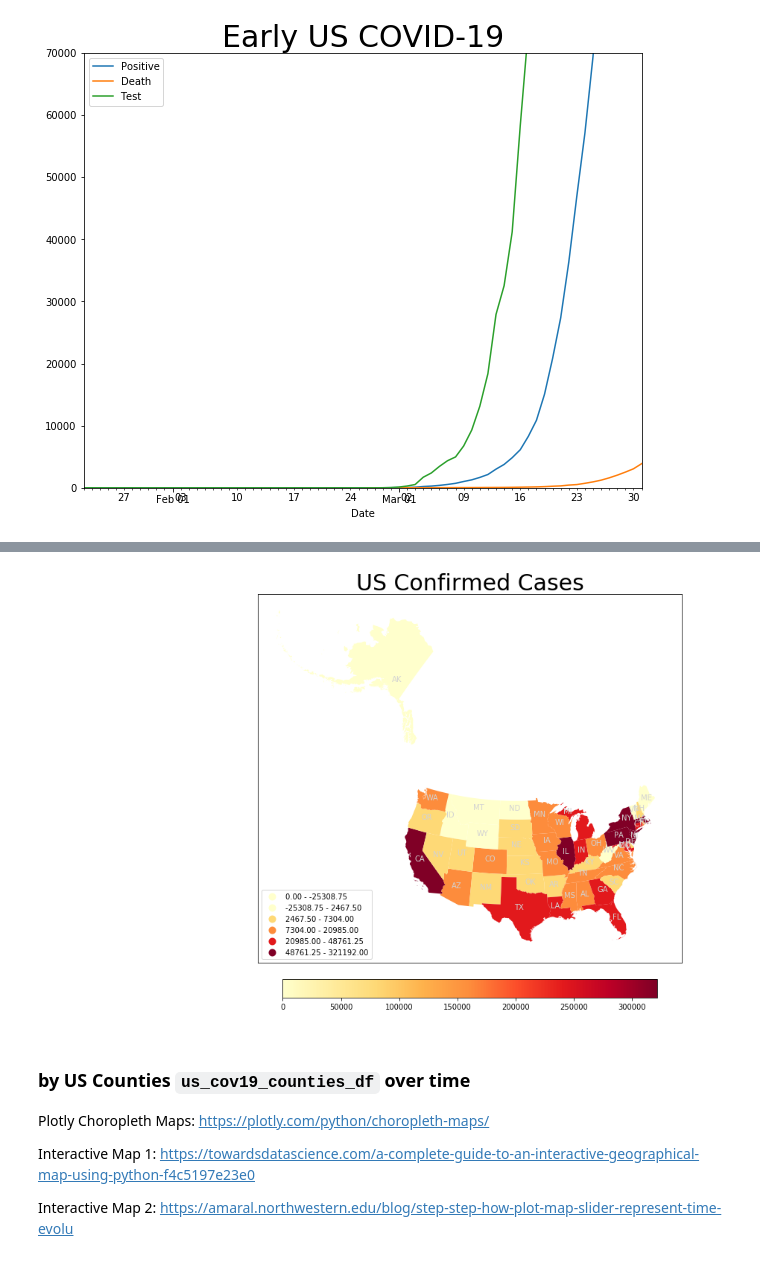
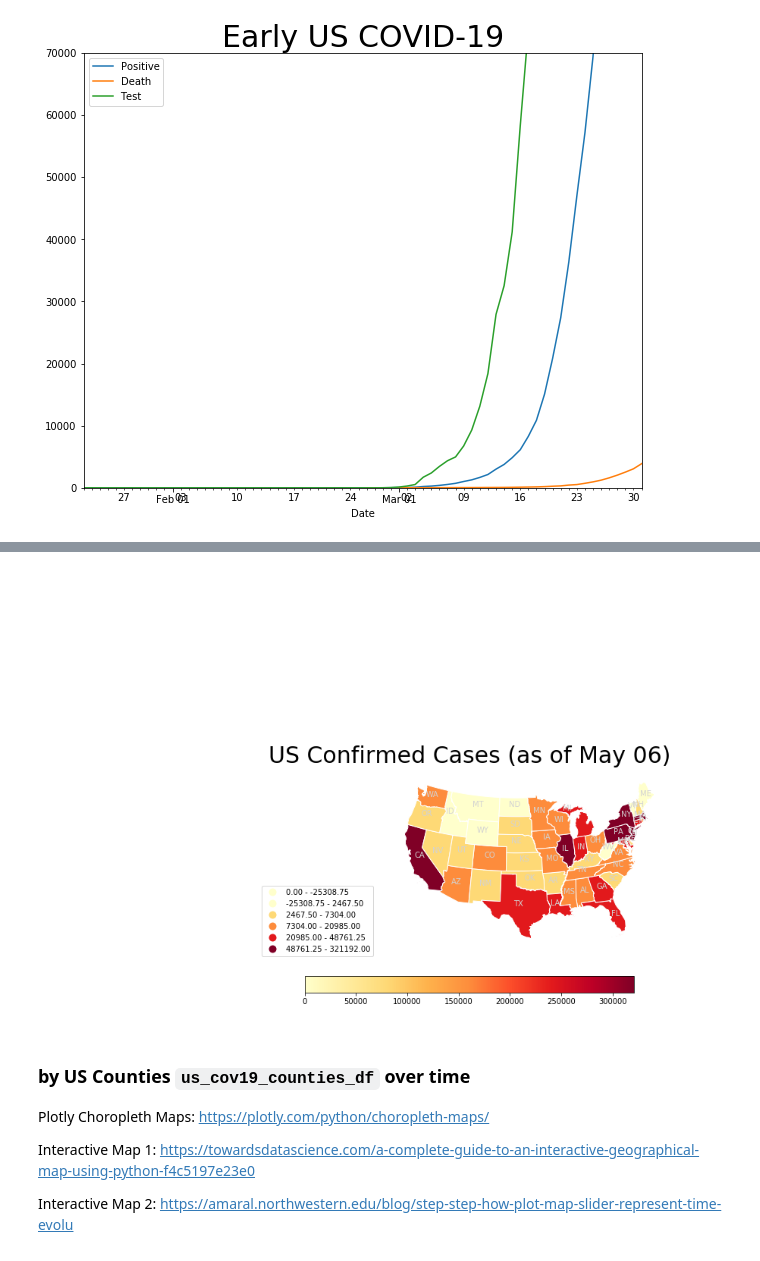
Before and after one commit to katkim0307/COVID-19_Response_Comparison, a Jupyter notebook: Final.ipynb, the cells around one changed output, grey strips where cells are left out. Cells and saved outputs as stored; diff of their text form; code cells hidden in the pictures.

```diff
--- a/Final.ipynb
+++ b/Final.ipynb
@@ -289,7 +287,7 @@ plt.title('Early US COVID-19', fontdict={'size':30});
 # %%
 # from datetime import date
 
-fig, ax = plt.subplots(figsize=(15,10))
+fig, ax = plt.subplots(figsize=(10,8))
 
 # Normalize the Legend Color and create the legend bar
 # https://towardsdatascience.com/mapping-with-matplotlib-pandas-geopandas-and-basemap-in-python-d11b57ab5dac
@@ -304,42 +302,46 @@ us_cov19_states_now_gdf.plot(
     column='positive',
     cmap='YlOrRd',
     #markersize=2,
+    edgecolor='white',
     legend=True,
     scheme='BoxPlot', # or Quantile,
     legend_kwds={'loc': 'lower left'},
 )
 
 # Title
-ax.set_title('US Confirmed Cases', fontdict={'size':30});
+today = datetime.datetime.now()
+ax.set_title('US Confirmed Cases (as of ' + today.strftime('%b %d') + ')', fontdict={'size':30});
 
 # Add the Color Legend Bar
 # https://stackoverflow.com/questions/18195758/set-matplotlib-colorbar-size-to-match-graph
-fig.colorbar(legend_bar, ax=ax, orientation='horizontal', fraction=0.05, pad=0.04, shrink=0.6)
+fig.colorbar(legend_bar, ax=ax, orientation='horizontal', fraction=0.05, pad=0.05, shrink=0.8)
 
 # Customizing legend values
 # leg = ax.get_legend()
 # leg.get_texts()[0].('New label 1')
 # leg.get_texts()[1].set_text('New label 2')
 
 # Displaying each State Postcode
 for idx, row in us_cov19_states_now_gdf.iterrows():
     plt.annotate(s=row['state'], xy=row['coords'],
                  horizontalalignment='center',
                  #font.family='serif',
                  color='lightgrey',
                  #alpha=0.9,
                  #bbox={'facecolor':'white', 'alpha':0.5, 'pad':1, 'edgecolor':'lightyellow'}
                 )
 
-# Turn off the axes label
+# Turn off the box and the axes label
+ax.axis(False)
 ax.get_xaxis().set_visible(False)
 ax.get_yaxis().set_visible(False)
 
 # Crop the map to an appropriate size (via coordinate)
 ax.set_xlim(-4700000, 3000000)
-ax.set_ylim(-2500000, 4200000);
+ax.set_ylim(-2500000, 1000000);
+# ax.set_ylim(-2500000, 4200000);  # shows alaska
 # %% [output]
-[figure, old version]
+[figure, new version]
 # %% [markdown]
 ### by US Counties `us_cov19_counties_df` over time
 
```
Also changed, not shown: parts of 17 cells of this notebook, 2 other files.
